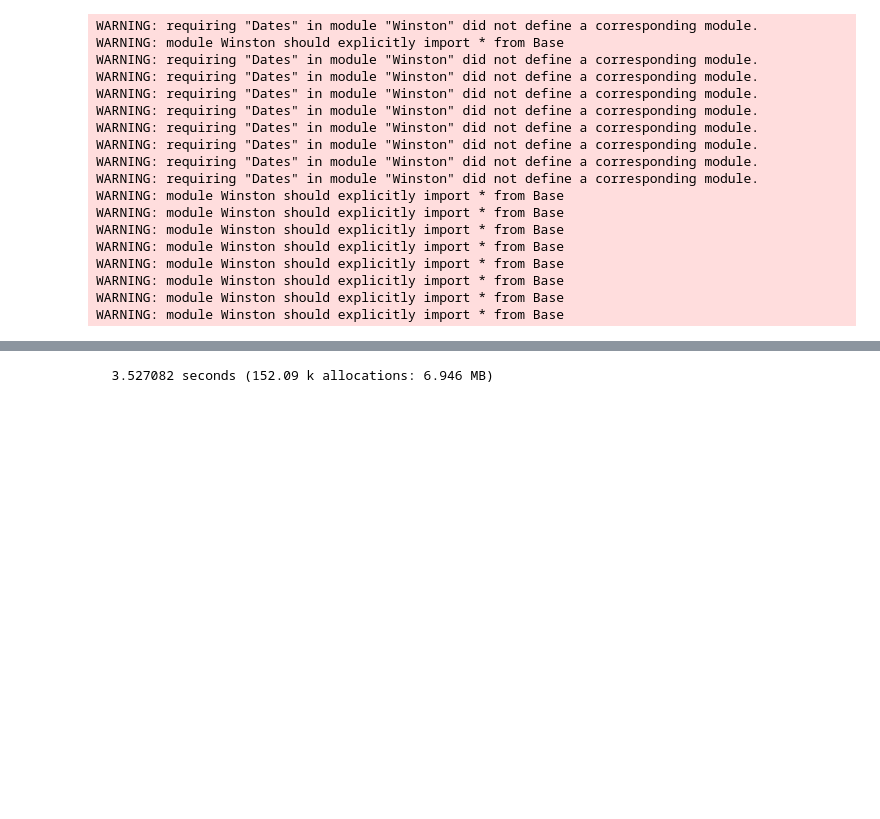
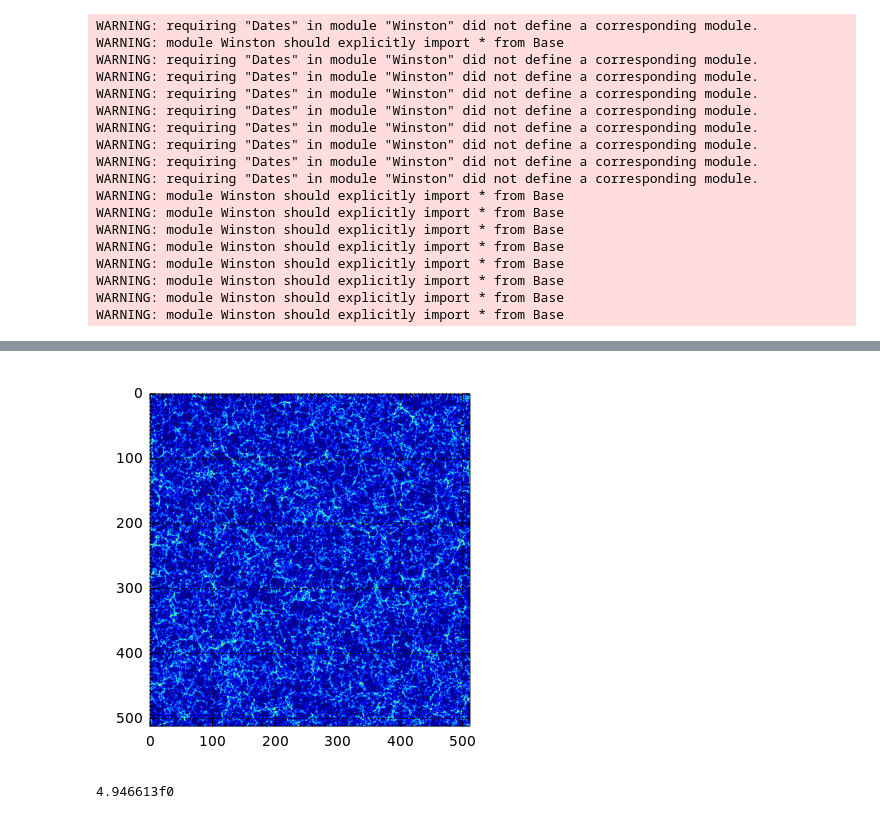
Before and after one commit to skariel/VELREC_T3, a Jupyter notebook: Untitled.ipynb, the cells around one changed output, grey strips where cells are left out. Cells and saved outputs as stored; diff of their text form; code cells hidden in the pictures; blank space fills up the shorter version.

```diff
--- a/Untitled.ipynb
+++ b/Untitled.ipynb
@@ -24,4 +27,7 @@ include("jl/all.jl")
-# %%
-@time to_delta!(rho);
-# %% [output]
-  3.527082 seconds (152.09 k allocations: 6.946 MB)
+# %%
+imrho = real(rho[:,:,128]) + real(rho[:,:,129]) + real(rho[:,:,130])
+Winston.set_default_plot_size(400,400)
+imagesc(log10(30+imrho))
+grid(true)
+# %% [output]
+[figure, added]
@@ -28,3 +36,7 @@ include("jl/all.jl")
+# %%
+std(rho)
+# %% [output]
+4.946613f0
 # %%
 mean(rho)
 # %% [output]
```
Also changed, not shown: parts of 10 cells of this notebook, 2 other files.
